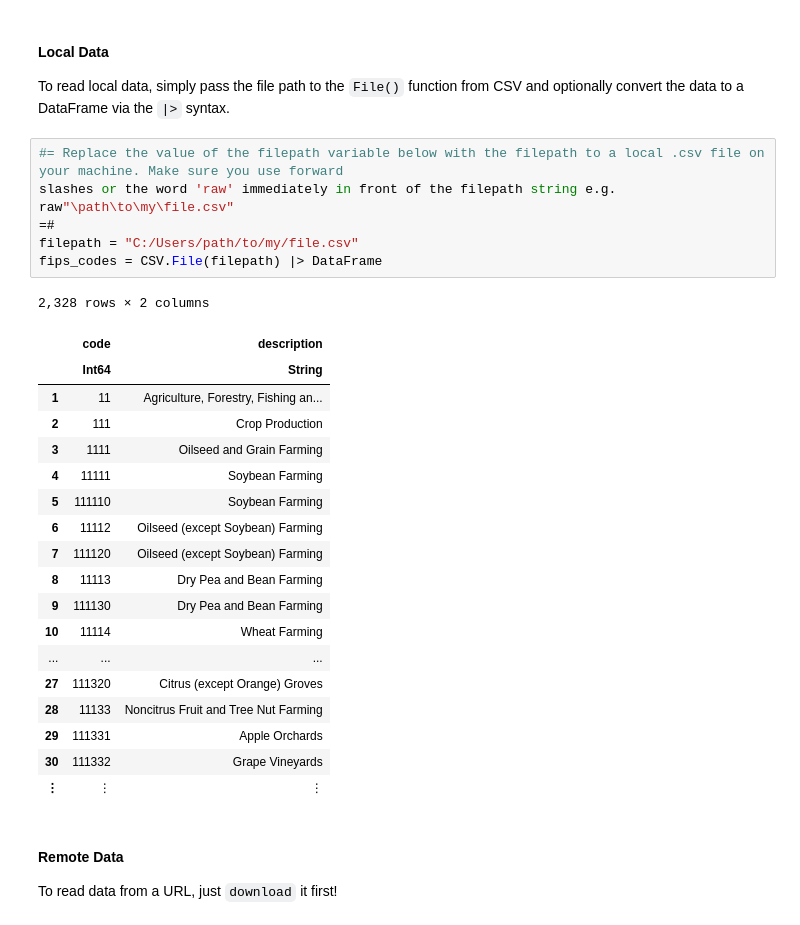
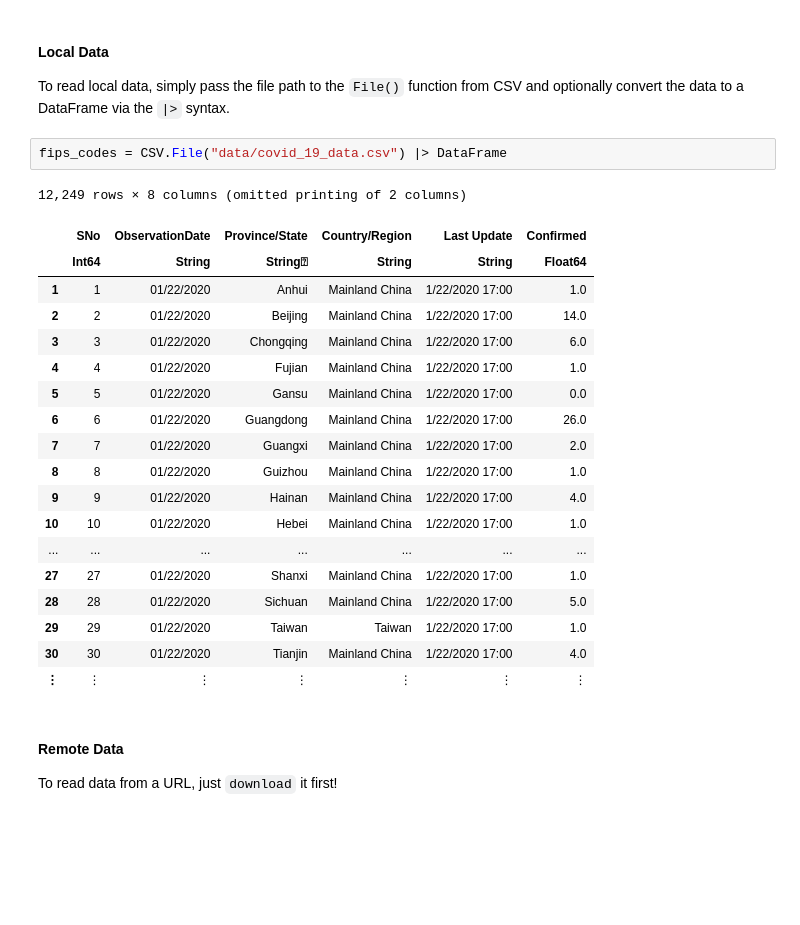
Before and after one commit to mthelm85/Intro-to-Julia, a Jupyter notebook: Intro to Julia.ipynb, the cells around one changed output. Cells and saved outputs as stored; diff of their text form; blank space fills up the shorter version.

````diff
--- a/Intro to Julia.ipynb
+++ b/Intro to Julia.ipynb
@@ -71,32 +71,28 @@ using DataFrames;
 #### Local Data
 
 To read local data, simply pass the file path to the ```File()``` function from CSV and optionally convert the data to a DataFrame via the ```|>``` syntax.
-# %%
-#= Replace the value of the filepath variable below with the filepath to a local .csv file on your machine. Make sure you use forward
-slashes or the word 'raw' immediately in front of the filepath string e.g. raw"\path\to\my\file.csv"
-=#
-filepath = "C:/Users/path/to/my/file.csv"
-fips_codes = CSV.File(filepath) |> DataFrame
-# %% [output]
-2,328 rows × 2 columns
-|  | code | description |
-|  | Int64 | String |
-| 1 | 11 | Agriculture, Forestry, Fishing an... |
-| 2 | 111 | Crop Production |
-| 3 | 1111 | Oilseed and Grain Farming |
-| 4 | 11111 | Soybean Farming |
-| 5 | 111110 | Soybean Farming |
-| 6 | 11112 | Oilseed (except Soybean) Farming |
-| 7 | 111120 | Oilseed (except Soybean) Farming |
-| 8 | 11113 | Dry Pea and Bean Farming |
-| 9 | 111130 | Dry Pea and Bean Farming |
-| 10 | 11114 | Wheat Farming |
-| ... | ... | ... |
-| 27 | 111320 | Citrus (except Orange) Groves |
-| 28 | 11133 | Noncitrus Fruit and Tree Nut Farming |
-| 29 | 111331 | Apple Orchards |
-| 30 | 111332 | Grape Vineyards |
-| ⋮ | ⋮ | ⋮ |
+# %%
+fips_codes = CSV.File("data/covid_19_data.csv") |> DataFrame
+# %% [output]
+12,249 rows × 8 columns (omitted printing of 2 columns)
+|  | SNo | ObservationDate | Province/State | Country/Region | Last Update | Confirmed |
+|  | Int64 | String | String⍰ | String | String | Float64 |
+| 1 | 1 | 01/22/2020 | Anhui | Mainland China | 1/22/2020 17:00 | 1.0 |
+| 2 | 2 | 01/22/2020 | Beijing | Mainland China | 1/22/2020 17:00 | 14.0 |
+| 3 | 3 | 01/22/2020 | Chongqing | Mainland China | 1/22/2020 17:00 | 6.0 |
+| 4 | 4 | 01/22/2020 | Fujian | Mainland China | 1/22/2020 17:00 | 1.0 |
+| 5 | 5 | 01/22/2020 | Gansu | Mainland China | 1/22/2020 17:00 | 0.0 |
+| 6 | 6 | 01/22/2020 | Guangdong | Mainland China | 1/22/2020 17:00 | 26.0 |
+| 7 | 7 | 01/22/2020 | Guangxi | Mainland China | 1/22/2020 17:00 | 2.0 |
+| 8 | 8 | 01/22/2020 | Guizhou | Mainland China | 1/22/2020 17:00 | 1.0 |
+| 9 | 9 | 01/22/2020 | Hainan | Mainland China | 1/22/2020 17:00 | 4.0 |
+| 10 | 10 | 01/22/2020 | Hebei | Mainland China | 1/22/2020 17:00 | 1.0 |
+| ... | ... | ... | ... | ... | ... | ... |
+| 27 | 27 | 01/22/2020 | Shanxi | Mainland China | 1/22/2020 17:00 | 1.0 |
+| 28 | 28 | 01/22/2020 | Sichuan | Mainland China | 1/22/2020 17:00 | 5.0 |
+| 29 | 29 | 01/22/2020 | Taiwan | Taiwan | 1/22/2020 17:00 | 1.0 |
+| 30 | 30 | 01/22/2020 | Tianjin | Mainland China | 1/22/2020 17:00 | 4.0 |
+| ⋮ | ⋮ | ⋮ | ⋮ | ⋮ | ⋮ | ⋮ |
 # %% [markdown]
 #### Remote Data
 
````
Also changed, not shown: parts of 2 cells of this notebook.
